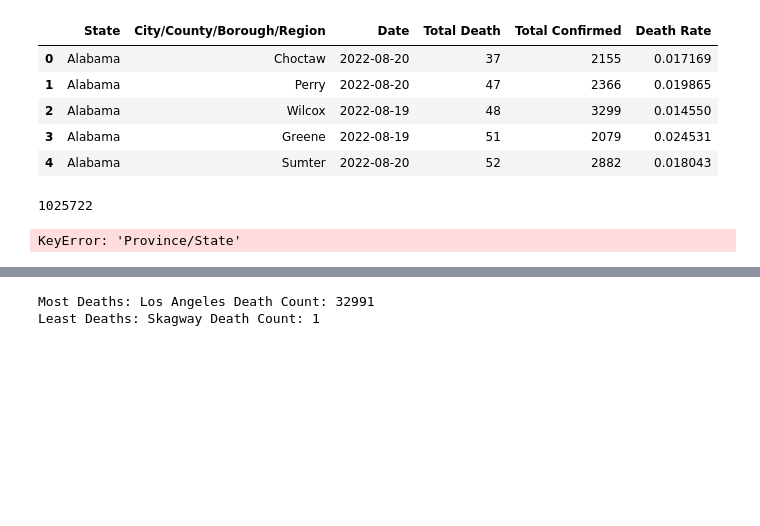
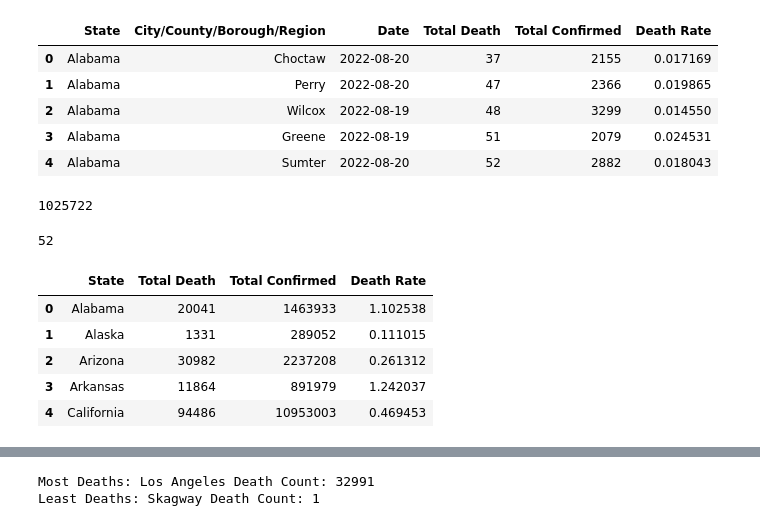
Before and after one commit to AppleBoiy/cs203-c19-analysis, a Jupyter notebook: code/preview/summarize.ipynb, the cells around one changed output, grey strips where cells are left out. Drawn from its saved outputs; the diff is of its cells as text; code cells hidden in the pictures; blank space fills up the shorter version.

```diff
--- a/code/preview/summarize.ipynb
+++ b/code/preview/summarize.ipynb
@@ -18,12 +20,19 @@ df['Total Death'].sum()
 1025722
 # %%
 # how many Provinces/States are there?
-df['Province/State'].nunique()
+df['State'].nunique()
 # %% [output]
-KeyError: 'Province/State'
+52
 # %%
 # Create dataframe grouped by 'Province/State'
-state_df = df.groupby('Province/State').sum().reset_index()
+state_df = df.groupby('State').sum().reset_index()
 state_df.head()
+# %% [output]
+|  | State | Total Death | Total Confirmed | Death Rate |
+| 0 | Alabama | 20041 | 1463933 | 1.102538 |
+| 1 | Alaska | 1331 | 289052 | 0.111015 |
+| 2 | Arizona | 30982 | 2237208 | 0.261312 |
+| 3 | Arkansas | 11864 | 891979 | 1.242037 |
+| 4 | California | 94486 | 10953003 | 0.469453 |
 # %%
 # Show the top 5 most deaths by Province/State
```
Also changed, not shown: parts of 8 cells of this notebook, 10 other files.
